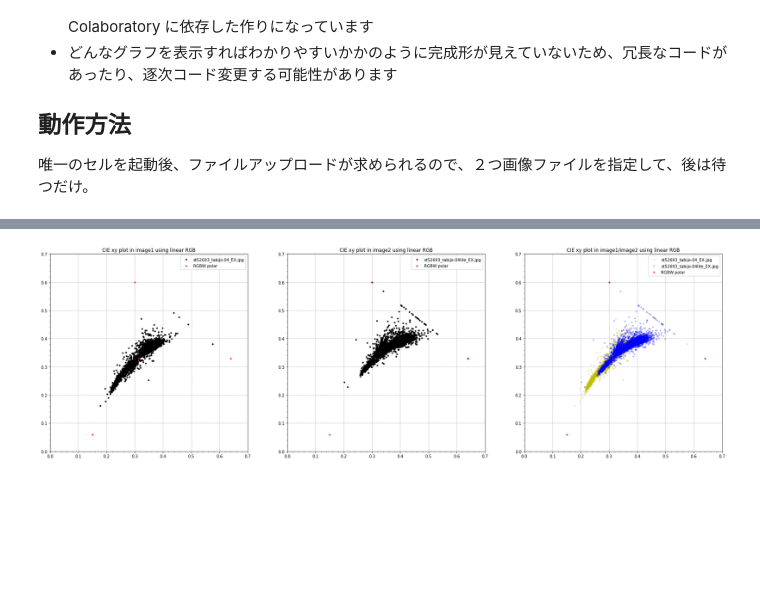
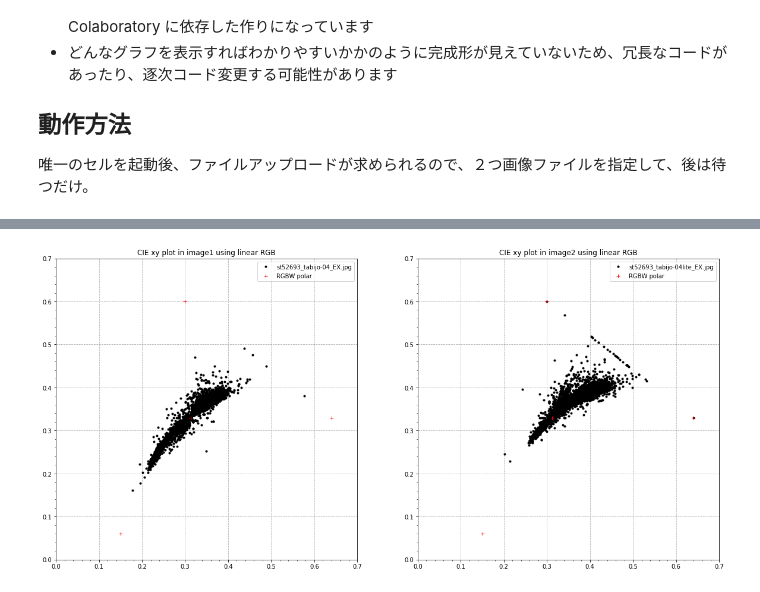
Before and after one commit to zfukuoka/image_visual_analysis, a Jupyter notebook: image_visual_analysis.ipynb, the cells around one changed output, grey strips where cells are left out. Saved outputs shown, nothing was run; the diff lists cells and outputs as text; code cells hidden in the pictures; blank space fills up the shorter version.

```diff
--- a/image_visual_analysis.ipynb
+++ b/image_visual_analysis.ipynb
@@ -40,7 +40,7 @@ from matplotlib import pyplot as plt
 from matplotlib.ticker import MultipleLocator, AutoMinorLocator
 from google.colab import files
 
-POLARS = np.array([[0.64, 0.33], [0.30, 0.60], [0.15, 0.06], [0.3127, 0.3290]])
+CIEXY_RGBW_POLARS = np.array([[0.64, 0.33], [0.30, 0.60], [0.15, 0.06], [0.3127, 0.3290]]) # CIX xyプロット上で固定でプロットする座標(sRGB色空間のR,G,B,Wの極値)
 CIEXY_PLOT_X_LIM = 0, 0.7             # CIE xyプロットの表現範囲でX軸の下限、上限
 CIEXY_PLOT_Y_LIM = 0, 0.7             # CIE xyプロットの表現範囲でY軸の下限、上限
 CIEXY_CROPPED_PLOT_X_LIM = 0.2, 0.55  # CIE xyプロット（切り抜き版）の表現範囲でX軸の下限、上限
@@ -49,6 +49,11 @@ CIEXY_MAJOR_LOCATOR = 0.1             # CIE xyプロットのガイド付きの
 CIEXY_CROPPED_MAJOR_LOCATOR = CIEXY_MAJOR_LOCATOR / 2 # CIE xyプロット（切り抜き版）のガイド付きのメモリ間隔
 CIEXY_MINOR_LOCATOR_DIVIDER = 5       # ガイド付きのメモリ間隔の間の小メモリの分割数
 CIEXY_HIST_BINS = 70                  # CIE xyヒストグラムの分割数、現状プロット表現範囲0～0.7に合わせて0.01の粒度で分割
+
+RGBY_HIST_X_LIM = 0, 1.0              # RGBYヒストグラムの表現範囲でX軸の下限、上限。現状0.0～1.0に正規化しているので0～255にはなっていない
+RGBY_HIST_BINS = 256                  # RGBYヒストグラムの分割数。現状正規化しているのであまり意味はないが、正規化前の256段階
+RGBY_CUMULATIVE_Y_LIM = 0, 1.0        # RGBYヒストグラムの累積表示の表現範囲でY軸の下限、上限。現状、X軸はヒストグラムと同じため定義せず、Y軸は割合なので0～1.0
+RGBY_CUMULATIVE_BINS = int(RGBY_HIST_BINS / 4) # RGBYヒストグラムの累積表示の分割数。現状、ヒストグラムと同じ粒度だとグラフが見え難いこともあったので少し粗目
 
 # Jpeg files load from local PC.
 # When not specified 2 jpeg files, it force to end.
@@ -159,8 +164,8 @@ image1_filename = im_fnames[0]
 image2_filename = im_fnames[1]
 
 # プロット1 CIE xyのプロット、画像2つのセパレートと合同プロット
-fig = plt.figure(figsize=(30,10))
-ax_plot1 = fig.add_subplot(131)
+fig = plt.figure(figsize=(20,10))
+ax_plot1 = fig.add_subplot(121)
 ax_plot1.set_title('CIE xy plot in image1 using linear RGB')
 ax_plot1.set_xlim(CIEXY_PLOT_X_LIM)
 ax_plot1.set_ylim(CIEXY_PLOT_Y_LIM)
@@ -171,10 +176,10 @@ ax_plot1.xaxis.set_minor_locator(AutoMinorLocator(CIEXY_MINOR_LOCATOR_DIVIDER))
 ax_plot1.yaxis.set_minor_locator(AutoMinorLocator(CIEXY_MINOR_LOCATOR_DIVIDER))
 ax_plot1.set_aspect('equal')
 ax_plot1.plot(image1_x, image1_y, 'k.', alpha=1.0, label=image1_filename)
-ax_plot1.plot(POLARS[0:,0], POLARS[0:,1], "r+", label="RGBW polar")
+ax_plot1.plot(CIEXY_RGBW_POLARS[0:,0], CIEXY_RGBW_POLARS[0:,1], "r+", label="RGBW polar")
 ax_plot1.legend()
 
-ax_plot2 = fig.add_subplot(132)
+ax_plot2 = fig.add_subplot(122)
 ax_plot2.set_title('CIE xy plot in image2 using linear RGB')
 ax_plot2.set_xlim(CIEXY_PLOT_X_LIM)
 ax_plot2.set_ylim(CIEXY_PLOT_Y_LIM)
@@ -185,40 +190,8 @@ ax_plot2.xaxis.set_minor_locator(AutoMinorLocator(CIEXY_MINOR_LOCATOR_DIVIDER))
 ax_plot2.yaxis.set_minor_locator(AutoMinorLocator(CIEXY_MINOR_LOCATOR_DIVIDER))
 ax_plot2.set_aspect('equal')
 ax_plot2.plot(image2_x, image2_y, 'k.', alpha=1.0, label=image2_filename)
-ax_plot2.plot(POLARS[0:,0], POLARS[0:,1], "r+", label="RGBW polar")
+ax_plot2.plot(CIEXY_RGBW_POLARS[0:,0], CIEXY_RGBW_POLARS[0:,1], "r+", label="RGBW polar")
 ax_plot2.legend()
-
-ax_plot3 = fig.add_subplot(133)
-ax_plot3.set_title('CIE xy plot in image1/image2 using linear RGB')
-ax_plot3.set_xlim(CIEXY_PLOT_X_LIM)
-ax_plot3.set_ylim(CIEXY_PLOT_Y_LIM)
-ax_plot3.xaxis.set_major_locator(MultipleLocator(CIEXY_MAJOR_LOCATOR))
-ax_plot3.yaxis.set_major_locator(MultipleLocator(CIEXY_MAJOR_LOCATOR))
-ax_plot3.grid(linestyle="--", zorder=-10)
-ax_plot3.xaxis.set_minor_locator(AutoMinorLocator(CIEXY_MINOR_LOCATOR_DIVIDER))
-ax_plot3.yaxis.set_minor_locator(AutoMinorLocator(CIEXY_MINOR_LOCATOR_DIVIDER))
-ax_plot3.set_aspect('equal')
-ax_plot3.plot(image1_x, image1_y, 'y.', alpha=0.25, label=image1_filename)
-ax_plot3.plot(image2_x, image2_y, 'b.', alpha=0.25, label=image2_filename)
-ax_plot3.plot(POLARS[0:,0], POLARS[0:,1], "r+", label="RGBW polar")
-ax_plot3.legend()
-
-# プロット2 CIE xyのプロット、画像2つの合同プロット拡大版
-fig2 = plt.figure(figsize=(20,20))
-ax_plot4 = fig2.add_subplot(111)
-ax_plot4.set_title('Enlarged CIE xy plot in image1/image2 using linear RGB')
-ax_plot4.set_xlim(CIEXY_PLOT_X_LIM)
-ax_plot4.set_ylim(CIEXY_PLOT_Y_LIM)
-ax_plot4.xaxis.set_major_locator(MultipleLocator(CIEXY_CROPPED_MAJOR_LOCATOR))
-ax_plot4.yaxis.set_major_locator(MultipleLocator(CIEXY_CROPPED_MAJOR_LOCATOR))
-ax_plot4.grid(linestyle="--", zorder=-10)
-ax_plot4.xaxis.set_minor_locator(AutoMinorLocator(CIEXY_MINOR_LOCATOR_DIVIDER))
-ax_plot4.yaxis.set_minor_locator(AutoMinorLocator(CIEXY_MINOR_LOCATOR_DIVIDER))
-ax_plot4.set_aspect('equal')
-ax_plot4.plot(image1_x, image1_y, 'y.', alpha=0.25, label=image1_filename)
-ax_plot4.plot(image2_x, image2_y, 'b.', alpha=0.25, label=image2_filename)
-ax_plot4.plot(POLARS[0:,0], POLARS[0:,1], "r+", label="RGBW polar")
-ax_plot4.legend()
 
 # プロット3 CIE xyのプロット、画像2つのセパレートの局所ズーム版
 fig3 = plt.figure(figsize=(20,20))
@@ -233,7 +206,7 @@ ax_plot5.xaxis.set_minor_locator(AutoMinorLocator(CIEXY_MINOR_LOCATOR_DIVIDER))
 ax_plot5.yaxis.set_minor_locator(AutoMinorLocator(CIEXY_MINOR_LOCATOR_DIVIDER))
 ax_plot5.set_aspect('equal')
 ax_plot5.plot(image1_x, image1_y, 'k.', alpha=1.0, label=image1_filename)
-ax_plot5.plot(POLARS[0:,0], POLARS[0:,1], "r+", label="RGBW polar")
+ax_plot5.plot(CIEXY_RGBW_POLARS[0:,0], CIEXY_RGBW_POLARS[0:,1], "r+", label="RGBW polar")
 ax_plot5.legend()
 
 ax_plot6 = fig3.add_subplot(122)
@@ -247,7 +220,7 @@ ax_plot6.xaxis.set_minor_locator(AutoMinorLocator(CIEXY_MINOR_LOCATOR_DIVIDER))
 ax_plot6.yaxis.set_minor_locator(AutoMinorLocator(CIEXY_MINOR_LOCATOR_DIVIDER))
 ax_plot6.set_aspect('equal')
 ax_plot6.plot(image2_x, image2_y, 'k.', alpha=1.0, label=image2_filename)
-ax_plot6.plot(POLARS[0:,0], POLARS[0:,1], "r+", label="RGBW polar")
+ax_plot6.plot(CIEXY_RGBW_POLARS[0:,0], CIEXY_RGBW_POLARS[0:,1], "r+", label="RGBW polar")
 ax_plot6.legend()
 
 # プロット4 CIE xyのプロット、画像2つの合同プロット拡大版＋xとy毎のヒストグラム
@@ -268,8 +241,8 @@ ax_hist2.tick_params(direction='in', labelleft=False)
 ax_plot7.set_title('Enlarged CIE xy plot and histgram in image1/image2 using linear RGB')
 ax_plot7.set_xlim(CIEXY_PLOT_X_LIM)
 ax_plot7.set_ylim(CIEXY_PLOT_Y_LIM)
-ax_plot7.xaxis.set_major_locator(MultipleLocator(CIEXY_MAJOR_LOCATOR/2))
-ax_plot7.yaxis.set_major_locator(MultipleLocator(CIEXY_MAJOR_LOCATOR/2))
+ax_plot7.xaxis.set_major_locator(MultipleLocator(CIEXY_CROPPED_MAJOR_LOCATOR))
+ax_plot7.yaxis.set_major_locator(MultipleLocator(CIEXY_CROPPED_MAJOR_LOCATOR))
 ax_plot7.grid(linestyle="--", zorder=-10)
 ax_plot7.xaxis.set_minor_locator(AutoMinorLocator(CIEXY_MINOR_LOCATOR_DIVIDER))
 ax_plot7.yaxis.set_minor_locator(AutoMinorLocator(CIEXY_MINOR_LOCATOR_DIVIDER))
@@ -277,7 +250,7 @@ ax_plot7.set_aspect('equal')
 #ax_plot7.scatter(image1_x, image1_y)
 ax_plot7.plot(image1_x, image1_y, 'y.', alpha=0.25, label=image1_filename)
 ax_plot7.plot(image2_x, image2_y, 'b.', alpha=0.25, label=image2_filename)
-ax_plot7.plot(POLARS[0:,0], POLARS[0:,1], "r+", label="RGBW polar")
+ax_plot7.plot(CIEXY_RGBW_POLARS[0:,0], CIEXY_RGBW_POLARS[0:,1], "r+", label="RGBW polar")
 ax_plot7.legend()
 ax_hist1.set_xlim(ax_plot7.get_xlim())
 ax_hist1.hist(image1_x, bins=CIEXY_HIST_BINS, color='y', alpha=0.25, label=image1_filename)
@@ -292,42 +265,42 @@ ax_hist2.legend()
 fig5 = plt.figure(figsize=(15,15))
 ax_hist3 = fig5.add_subplot(311)
 ax_hist3.set_title('Histgram and cumulative ratio of linear R in image1/image2')
-ax_hist3.set_xlim([0.0, 1.0])
-ax_hist3.hist(image1_r, bins=256, color='y', alpha=0.25, label=image1_filename)
-ax_hist3.hist(image2_r, bins=256, color='b', alpha=0.25, label=image2_filename)
+ax_hist3.set_xlim(RGBY_HIST_X_LIM)
+ax_hist3.hist(image1_r, bins=RGBY_HIST_BINS, color='y', alpha=0.25, label=image1_filename)
+ax_hist3.hist(image2_r, bins=RGBY_HIST_BINS, color='b', alpha=0.25, label=image2_filename)
 ax_hist3.set_ylabel('Frequency')
 ax_hist3.legend()
 ax_hist4 = ax_hist3.twinx()
 ax_hist4.set_xlim(ax_hist3.get_xlim())
-ax_hist4.set_ylim([0.0, 1.0])
-ax_hist4.hist(image1_r, bins=64, cumulative=True, density=True, histtype='step', color='y')
-ax_hist4.hist(image2_r, bins=64, cumulative=True, density=True, histtype='step', color='b')
+ax_hist4.set_ylim(RGBY_CUMULATIVE_Y_LIM)
+ax_hist4.hist(image1_r, bins=RGBY_CUMULATIVE_BINS, cumulative=True, density=True, histtype='step', color='y')
+ax_hist4.hist(image2_r, bins=RGBY_CUMULATIVE_BINS, cumulative=True, density=True, histtype='step', color='b')
 ax_hist4.set_ylabel('Cumulative ratio')
 ax_hist5 = fig5.add_subplot(312)
 ax_hist5.set_title('Histgram and cumulative ratio of linear G in image1/image2')
-ax_hist5.set_xlim([0.0, 1.0])
-ax_hist5.hist(image1_g, bins=256, color='y', alpha=0.25, label=image1_filename)
-ax_hist5.hist(image2_g, bins=256, color='b', alpha=0.25, label=image2_filename)
+ax_hist5.set_xlim(RGBY_HIST_X_LIM)
+ax_hist5.hist(image1_g, bins=RGBY_HIST_BINS, color='y', alpha=0.25, label=image1_filename)
+ax_hist5.hist(image2_g, bins=RGBY_HIST_BINS, color='b', alpha=0.25, label=image2_filename)
 ax_hist5.set_ylabel('Frequency')
 ax_hist5.legend()
 ax_hist6 = ax_hist5.twinx()
 ax_hist6.set_xlim(ax_hist6.get_xlim())
-ax_hist6.set_ylim([0.0, 1.0])
-ax_hist6.hist(image1_g, bins=64, cumulative=True, density=True, histtype='step', color='y')
-ax_hist6.hist(image2_g, bins=64, cumulative=True, density=True, histtype='step', color='b')
+ax_hist6.set_ylim(RGBY_CUMULATIVE_Y_LIM)
+ax_hist6.hist(image1_g, bins=RGBY_CUMULATIVE_BINS, cumulative=True, density=True, histtype='step', color='y')
+ax_hist6.hist(image2_g, bins=RGBY_CUMULATIVE_BINS, cumulative=True, density=True, histtype='step', color='b')
 ax_hist6.set_ylabel('Cumulative ratio')
 ax_hist7 = fig5.add_subplot(313)
 ax_hist7.set_title('Histgram and cumulative ratio of linear B in image1/image2')
-ax_hist7.set_xlim([0.0, 1.0])
-ax_hist7.hist(image1_b, bins=256, color='y', alpha=0.25, label=image1_filename)
-ax_hist7.hist(image2_b, bins=256, color='b', alpha=0.25, label=image2_filename)
+ax_hist7.set_xlim(RGBY_HIST_X_LIM)
+ax_hist7.hist(image1_b, bins=RGBY_HIST_BINS, color='y', alpha=0.25, label=image1_filename)
+ax_hist7.hist(image2_b, bins=RGBY_HIST_BINS, color='b', alpha=0.25, label=image2_filename)
 ax_hist7.set_ylabel('Frequency')
 ax_hist7.legend()
 ax_hist8 = ax_hist7.twinx()
 ax_hist8.set_xlim(ax_hist7.get_xlim())
-ax_hist8.set_ylim([0.0, 1.0])
-ax_hist8.hist(image1_b, bins=64, cumulative=True, density=True, histtype='step', color='y')
-ax_hist8.hist(image2_b, bins=64, cumulative=True, density=True, histtype='step', color='b')
+ax_hist8.set_ylim(RGBY_CUMULATIVE_Y_LIM)
+ax_hist8.hist(image1_b, bins=RGBY_CUMULATIVE_BINS, cumulative=True, density=True, histtype='step', color='y')
+ax_hist8.hist(image2_b, bins=RGBY_CUMULATIVE_BINS, cumulative=True, density=True, histtype='step', color='b')
 ax_hist8.set_ylabel('Cumulative ratio')
 
 
@@ -342 +314 @@ Saving st52693_tabijo-04lite_EX.jpg to st52693_tabijo-04lite_EX.jpg
-[figure, old version]
+[figure, new version]
```
Also changed, not shown: parts of 1 cell of this notebook.
